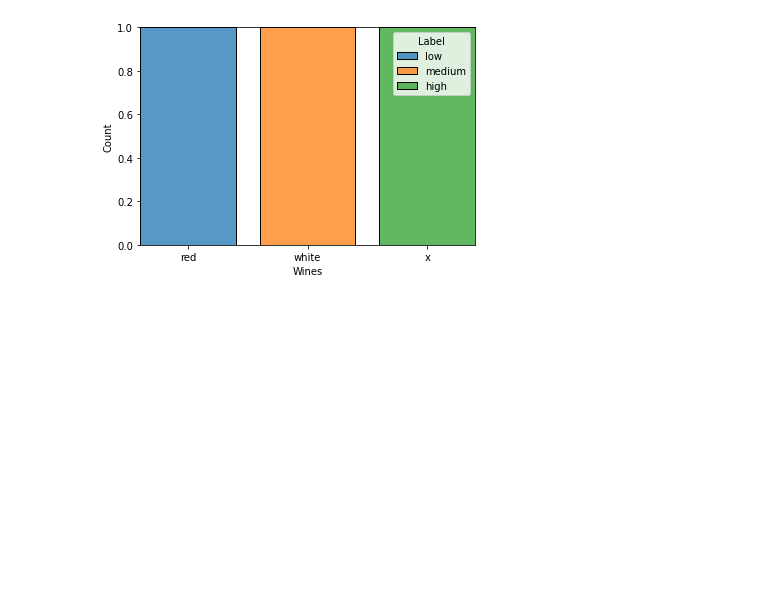
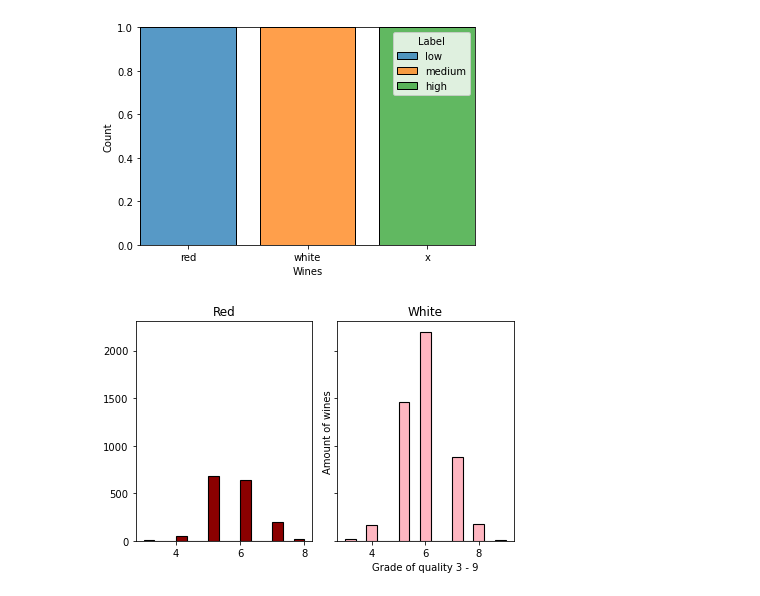
Before and after one commit to movifu1982/EDA---Wine-Project, a Jupyter notebook: EDA.ipynb, the cells around one changed output. Saved outputs shown, nothing was run; the diff lists cells and outputs as text; code cells hidden in the pictures; blank space fills up the shorter version.

```diff
--- a/EDA.ipynb
+++ b/EDA.ipynb
@@ -243,3 +248,21 @@ g = sns.histplot(data = df,
             )
 # %% [output]
 [figure]
+# %%
+fig, axs = plt.subplots(1, 2, sharey="row", tight_layout=True)
+
+axs[0].set_title("Red")
+plt.ylabel("Amount of wines")
+plt.xlabel("xxx")
+axs[1].set_title("White")
+plt.ylabel("Amount of wines")
+plt.xlabel("Grade of quality 3 - 9")
+
+
+axs[0].hist(red_wine['quality'], color='darkred', bins=15,
+         edgecolor='black', linewidth=1.1)
+axs[1].hist(white_wine['quality'], color='lightpink', bins=15,
+         edgecolor='black', linewidth=1.1)
+plt.show()
+# %% [output]
+[figure, added]
```
Also changed, not shown: parts of 2 cells of this notebook, 1 other file.
